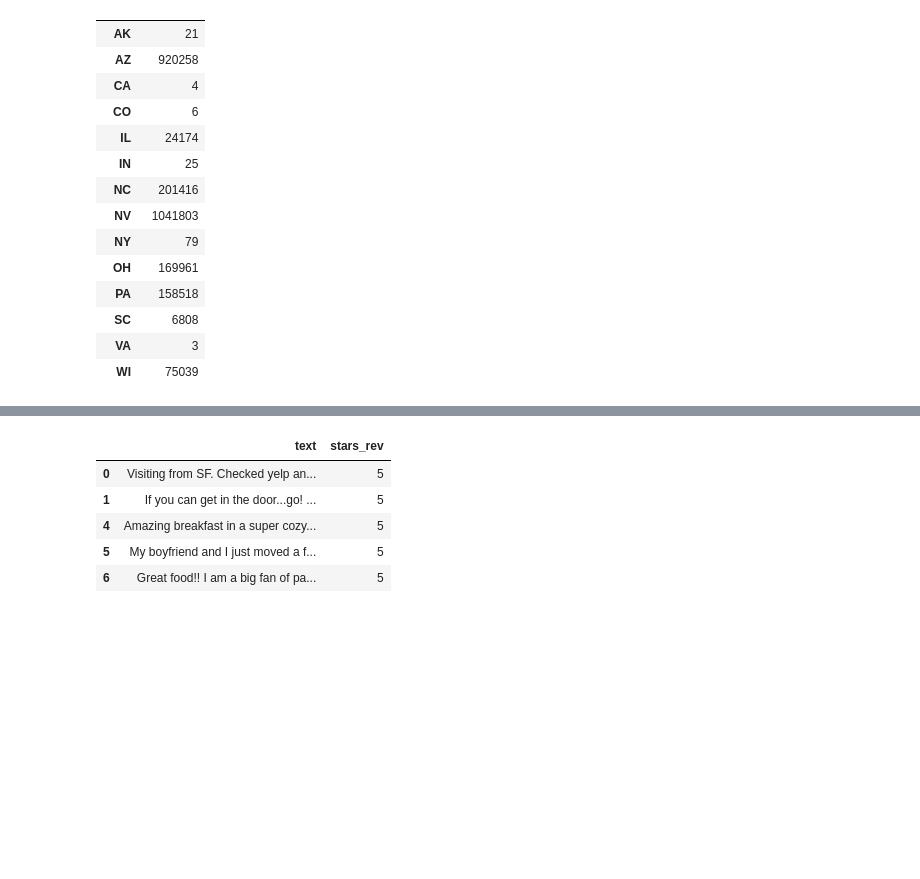
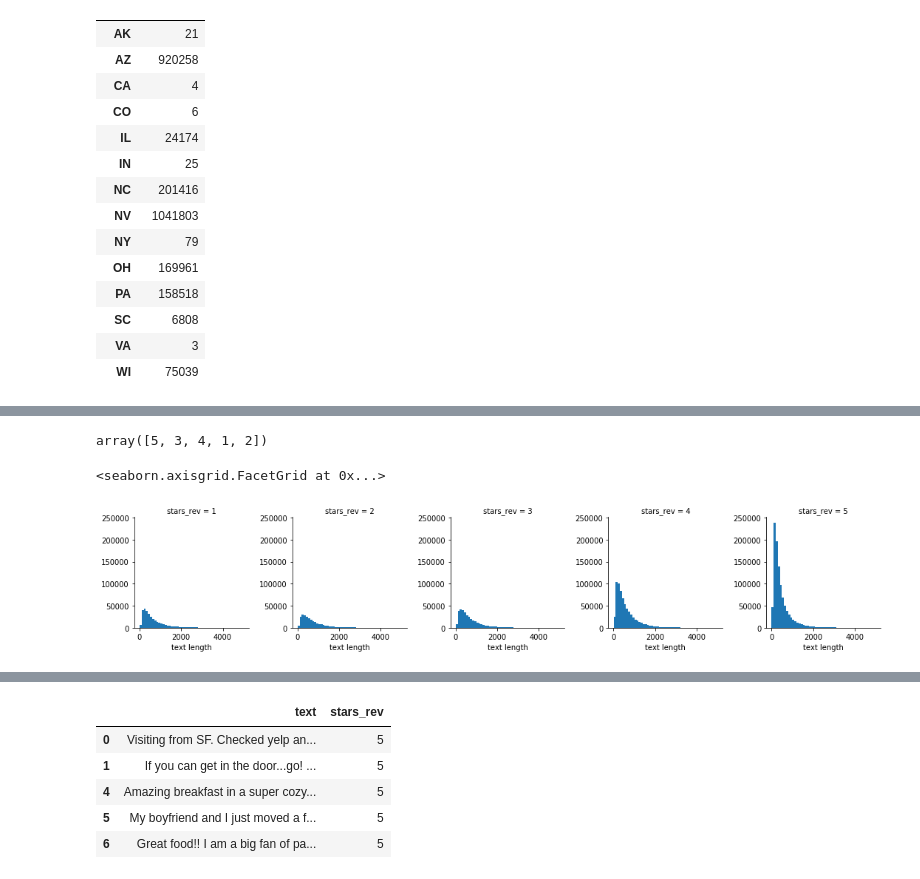
Before and after one commit to Chibuzor44/dsi-capstone, a Jupyter notebook: sage_yelp.ipynb, the cells around one changed output, grey strips where cells are left out. Cells and saved outputs as stored; diff of their text form; code cells hidden in the pictures; blank space fills up the shorter version.

Commit message:
added plots for text length

```diff
--- a/sage_yelp.ipynb
+++ b/sage_yelp.ipynb
@@ -181,0 +203,12 @@ df_loaded[["state", "stars_rev"]].groupby("state").count()
+# %%
+pd.unique(df_loaded["stars_rev"])
+# %% [output]
+array([5, 3, 4, 1, 2])
+# %%
+df_loaded['text length'] = df_loaded['text'].apply(len)
+# %%
+g = sns.FacetGrid(data=df_loaded, col='stars_rev')
+g.map(plt.hist, 'text length', bins=50)
+# %% [output]
+<seaborn.axisgrid.FacetGrid at 0x...>
+[figure, added]
```
Also changed, not shown: parts of 6 cells of this notebook.
